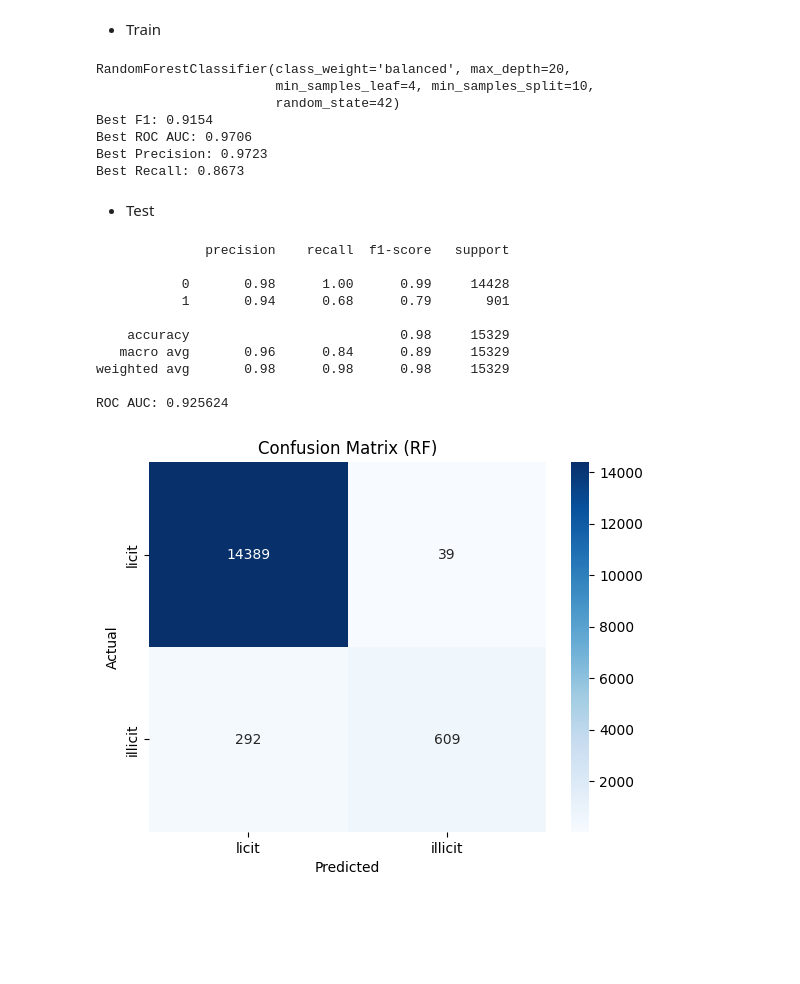
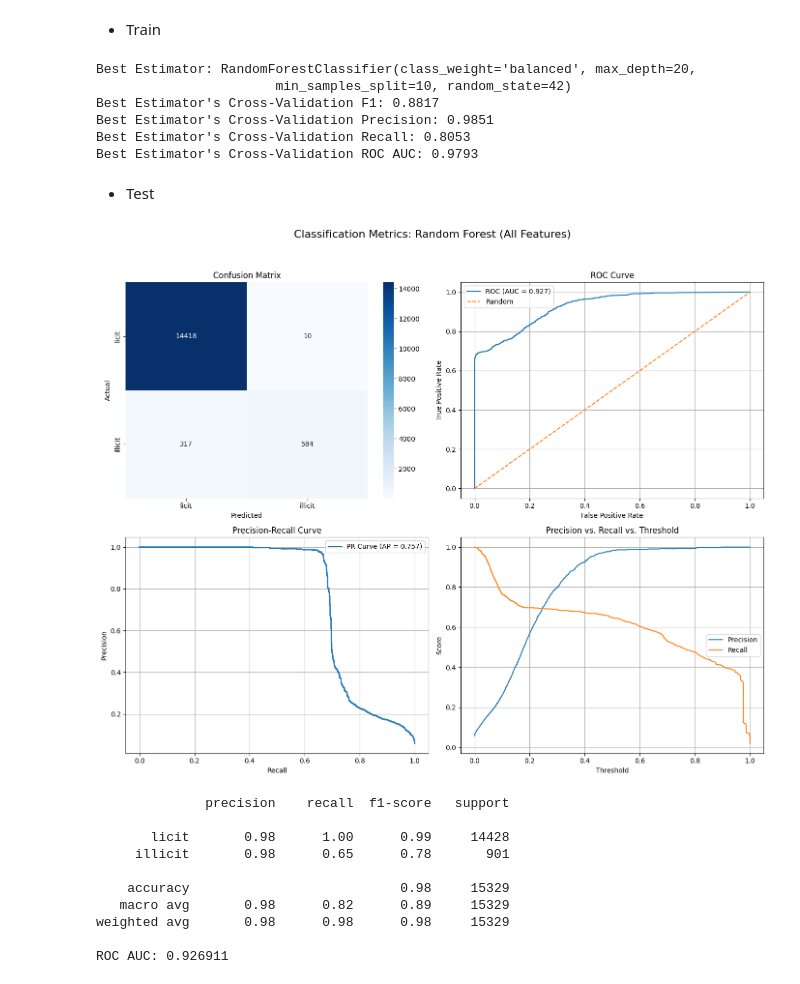
Before and after one commit to victorhsu890524/elliptic-data-set, a Jupyter notebook: notebooks/random_forest.ipynb, the cells around one changed output. Saved outputs shown, nothing was run; the diff lists cells and outputs as text; code cells hidden in the pictures; blank space fills up the shorter version.

```diff
--- a/notebooks/random_forest.ipynb
+++ b/notebooks/random_forest.ipynb
@@ -181,52 +127,40 @@ X_test_all = test_df[all_features]
 - Train
 # %%
 grid_search.fit(X_train_all, y_train)
+best_estimator = grid_search.best_estimator_
 
-print(grid_search.best_estimator_)
+print(f"Best Estimator: {best_estimator}")
 
 results_df = pd.DataFrame(grid_search.cv_results_)
 best_idx = grid_search.best_index_
 
-print(f"Best F1: {results_df.loc[best_idx, 'mean_test_f1']:.4f}")
-print(f"Best ROC AUC: {results_df.loc[best_idx, 'mean_test_roc_auc']:.4f}")
-print(f"Best Precision: {results_df.loc[best_idx, 'mean_test_precision']:.4f}")
-print(f"Best Recall: {results_df.loc[best_idx, 'mean_test_recall']:.4f}")
+print(f"Best Estimator's Cross-Validation F1: {results_df.loc[best_idx, 'mean_test_f1']:.4f}")
+print(f"Best Estimator's Cross-Validation Precision: {results_df.loc[best_idx, 'mean_test_precision']:.4f}")
+print(f"Best Estimator's Cross-Validation Recall: {results_df.loc[best_idx, 'mean_test_recall']:.4f}")
+print(f"Best Estimator's Cross-Validation ROC AUC: {results_df.loc[best_idx, 'mean_test_roc_auc']:.4f}")
 # %% [output]
-RandomForestClassifier(class_weight='balanced', max_depth=20,
-                       min_samples_leaf=4, min_samples_split=10,
-                       random_state=42)
-Best F1: 0.9154
-Best ROC AUC: 0.9706
-Best Precision: 0.9723
-Best Recall: 0.8673
+Best Estimator: RandomForestClassifier(class_weight='balanced', max_depth=20,
+                       min_samples_split=10, random_state=42)
+Best Estimator's Cross-Validation F1: 0.8817
+Best Estimator's Cross-Validation Precision: 0.9851
+Best Estimator's Cross-Validation Recall: 0.8053
+Best Estimator's Cross-Validation ROC AUC: 0.9793
 # %% [markdown]
 - Test
 # %%
 y_pred = grid_search.best_estimator_.predict(X_test_all)
 y_prob = grid_search.best_estimator_.predict_proba(X_test_all)[:, 1]
 
-print(classification_report(y_test, y_pred))
-print(f"ROC AUC: {roc_auc_score(y_test, y_prob):6f}")
+plot_classification_results(y_test, y_prob, y_pred, 'Random Forest (All Features)')
 # %% [output]
+[figure, added]
               precision    recall  f1-score   support
 
-           0       0.98      1.00      0.99     14428
-           1       0.94      0.68      0.79       901
+       licit       0.98      1.00      0.99     14428
+     illicit       0.98      0.65      0.78       901
 
     accuracy                           0.98     15329
-   macro avg       0.96      0.84      0.89     15329
+   macro avg       0.98      0.82      0.89     15329
 weighted avg       0.98      0.98      0.98     15329
 
-ROC AUC: 0.925624
+ROC AUC: 0.926911
-# %%
-cm = confusion_matrix(y_test, y_pred)
-
-sns.heatmap(cm, annot=True, fmt='d', cmap='Blues',
-            xticklabels=['licit', 'illicit'],
-            yticklabels=['licit', 'illicit'])
-plt.xlabel('Predicted')
-plt.ylabel('Actual')
-plt.title('Confusion Matrix (RF)')
-plt.show()
-# %% [output]
-[figure, removed]
```
Also changed, not shown: parts of 11 cells of this notebook, 5 other files.
